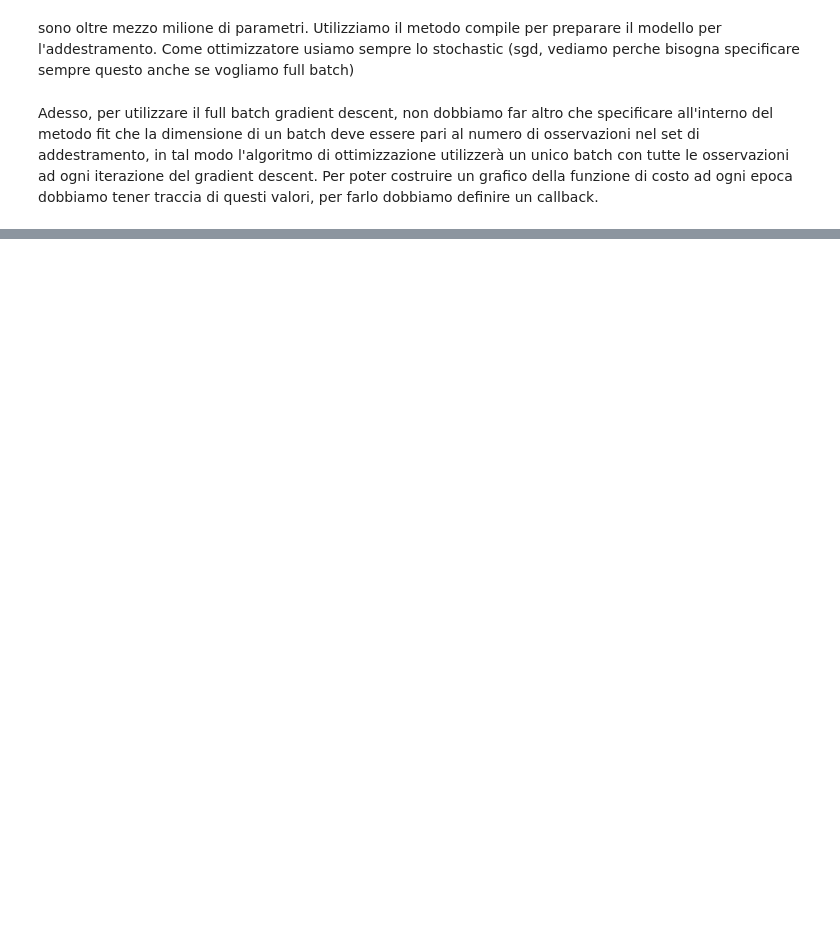
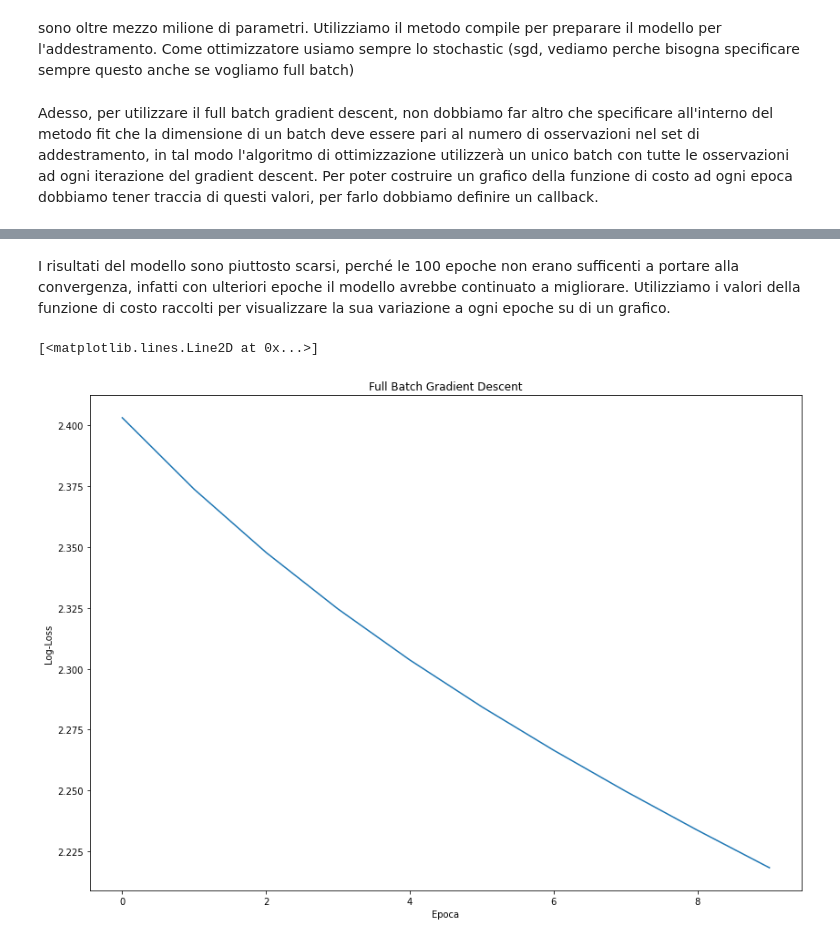
Before and after one commit to zideric/colab, a Jupyter notebook: Gradient_Descent.ipynb, the cells around one changed output, grey strips where cells are left out. Cells and saved outputs as stored; diff of their text form; code cells hidden in the pictures; blank space fills up the shorter version.

```diff
--- a/Gradient_Descent.ipynb
+++ b/Gradient_Descent.ipynb
@@ -210,0 +219,12 @@ Tempo di addestramento: 0 minuti e 28 secondi
+# %% [markdown]
+I risultati del modello sono piuttosto scarsi, perché le 100 epoche non erano sufficenti a portare alla convergenza, infatti con ulteriori epoche il modello avrebbe continuato a migliorare.
+Utilizziamo i valori della funzione di costo raccolti per visualizzare la sua variazione a ogni epoche su di un grafico.
+# %%
+plt.figure(figsize=(14,10))
+plt.title("Full Batch Gradient Descent")
+plt.xlabel("Epoca")
+plt.ylabel("Log-Loss")
+plt.plot(history.history['loss'])
+# %% [output]
+[<matplotlib.lines.Line2D at 0x...>]
+[figure, added]
```
Also changed, not shown: parts of 17 cells of this notebook.
